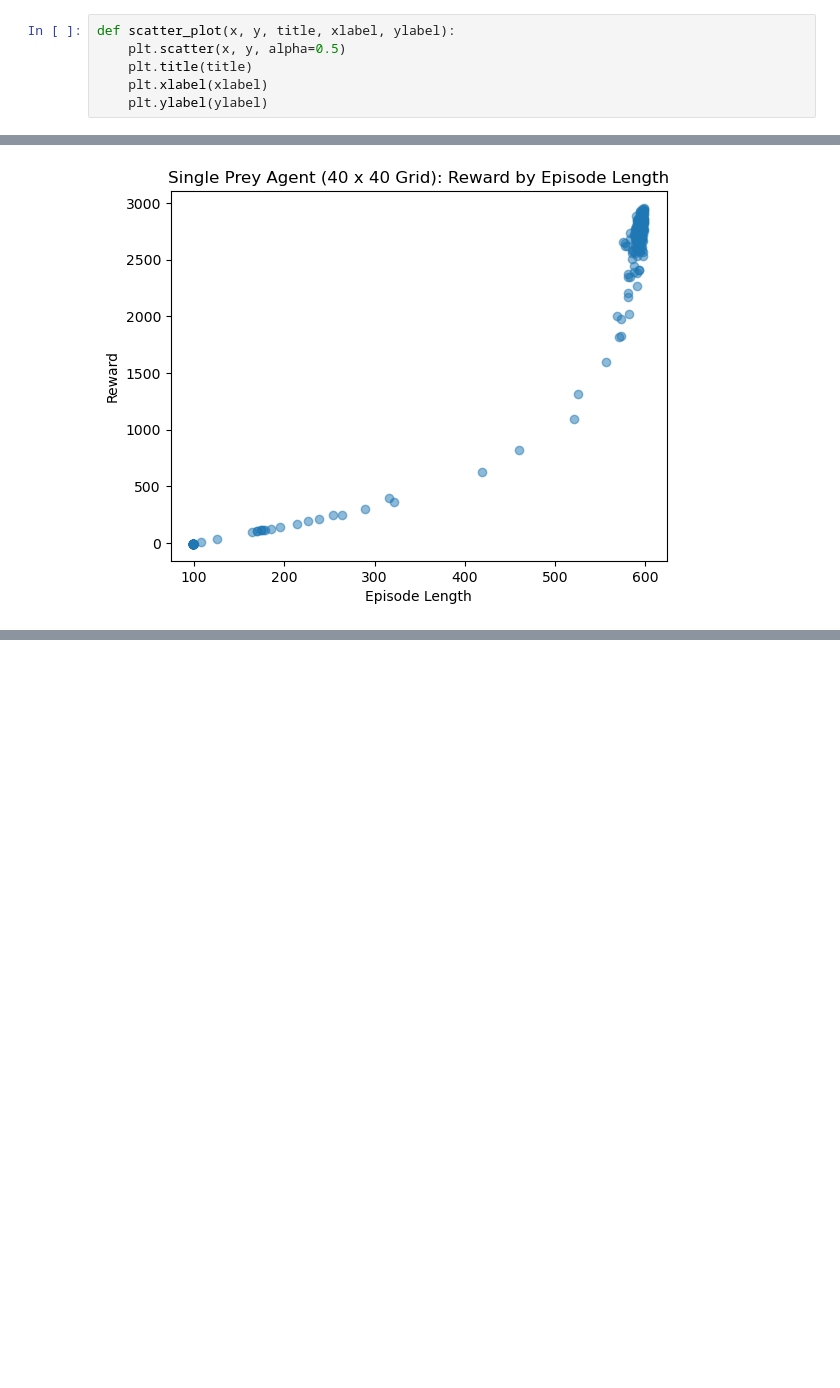
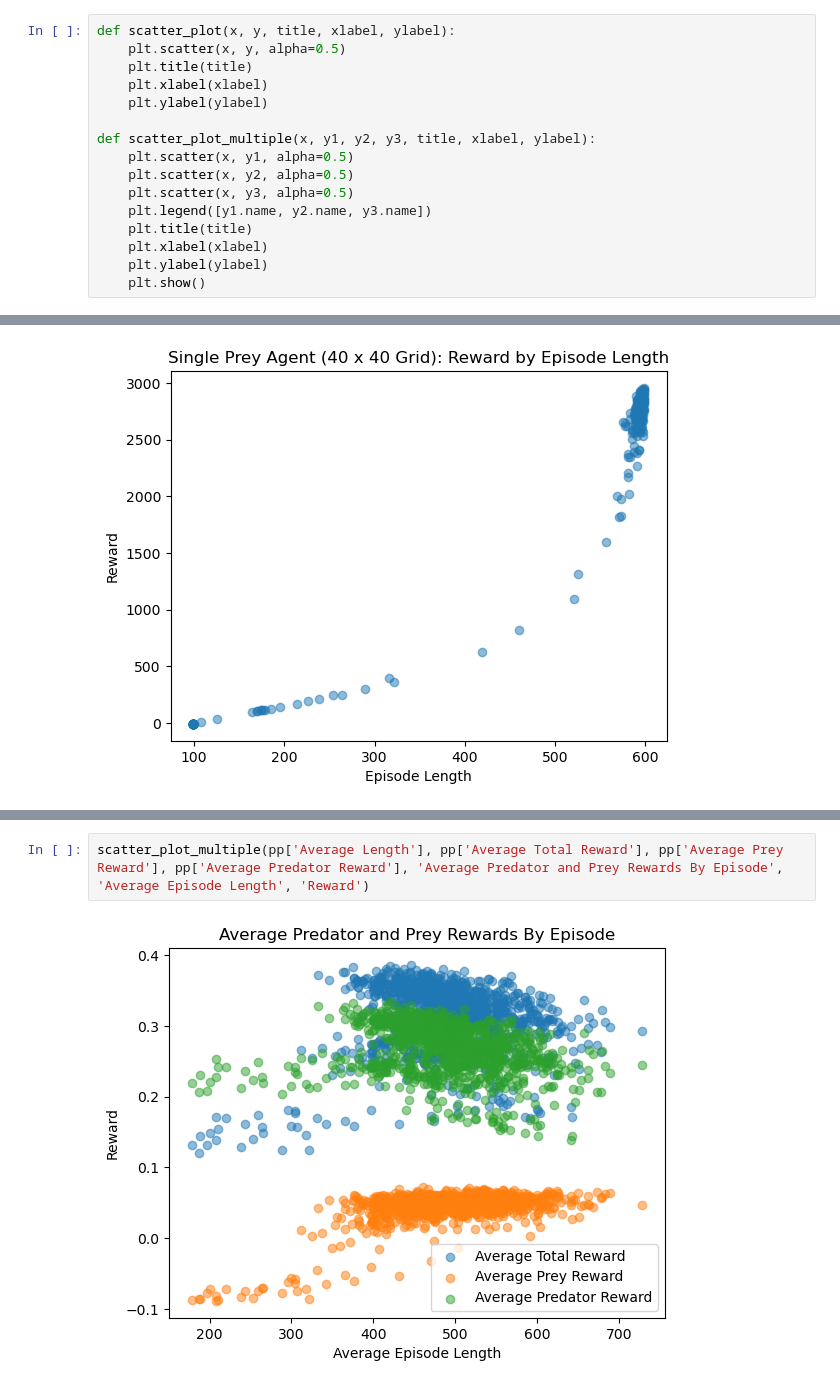
Before and after one commit to GauravB159/PreyPredatorReinforcement, a Jupyter notebook: plots/plots.ipynb, the cells around one changed output, grey strips where cells are left out. Cells and saved outputs as stored; diff of their text form; blank space fills up the shorter version.

```diff
--- a/plots/plots.ipynb
+++ b/plots/plots.ipynb
@@ -14,6 +25,16 @@ def scatter_plot(x, y, title, xlabel, ylabel):
     plt.title(title)
     plt.xlabel(xlabel)
     plt.ylabel(ylabel)
+
+def scatter_plot_multiple(x, y1, y2, y3, title, xlabel, ylabel):
+    plt.scatter(x, y1, alpha=0.5)
+    plt.scatter(x, y2, alpha=0.5)
+    plt.scatter(x, y3, alpha=0.5)
+    plt.legend([y1.name, y2.name, y3.name])
+    plt.title(title)
+    plt.xlabel(xlabel)
+    plt.ylabel(ylabel)
+    plt.show()
 # %% [markdown]
 # One Prey
 # %%
@@ -28,0 +69,4 @@ scatter_plot(one_prey['Avg length'], one_prey['Avg reward'], 'Single Prey Agent
+# %%
+scatter_plot_multiple(pp['Average Length'], pp['Average Total Reward'], pp['Average Prey Reward'], pp['Average Predator Reward'], 'Average Predator and Prey Rewards By Episode', 'Average Episode Length', 'Reward')
+# %% [output]
+[figure, added]
```
Also changed, not shown: parts of 5 cells of this notebook, 1 other file.
